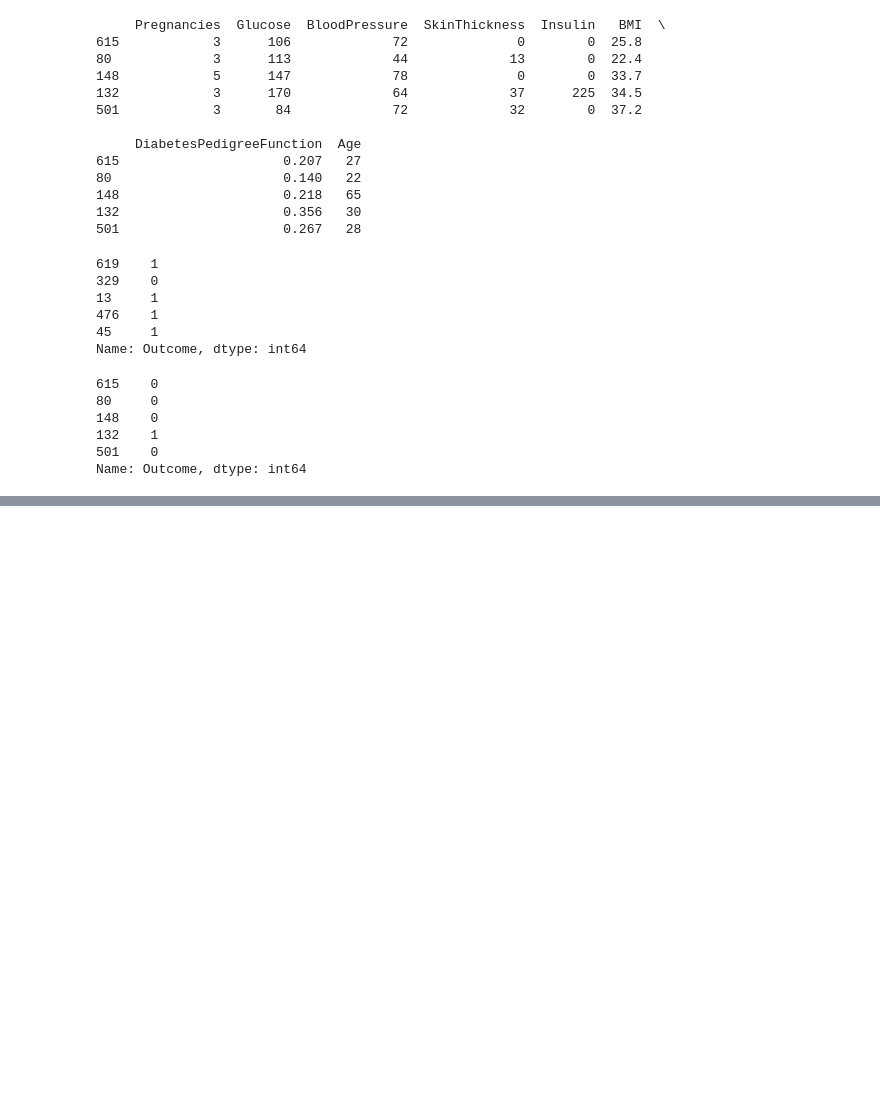
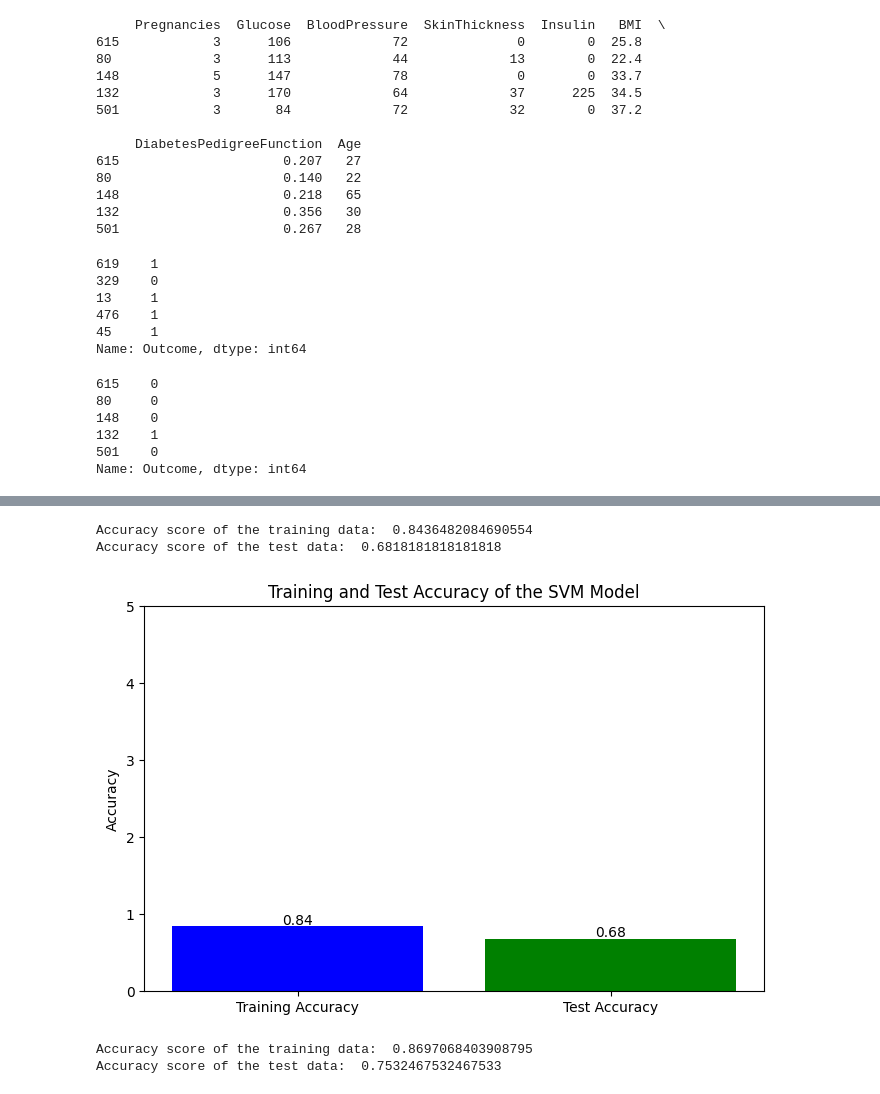
Before and after one commit to NithinU2802/Diabetes_parkinson-Disease-Prediction, a Jupyter notebook: Dataset/Diabeties.ipynb, the cells around one changed output, grey strips where cells are left out. Cells and saved outputs as stored; diff of their text form; code cells hidden in the pictures; blank space fills up the shorter version.

```diff
--- a/Dataset/Diabeties.ipynb
+++ b/Dataset/Diabeties.ipynb
@@ -199,0 +320,60 @@ Name: Outcome, dtype: int64
+# %%
+# You can adjust the value of k
+knn_classifier = KNeighborsClassifier(n_neighbors=3)
+
+# Training the KNN Classifier
+knn_classifier.fit(train_X, train_Y)
+
+# Accuracy score on the training data
+X_train_prediction = knn_classifier.predict(train_X)
+training_data_accuracy = accuracy_score(X_train_prediction, train_Y)
+print('Accuracy score of the training data: ', training_data_accuracy)
+
+# Accuracy score on the test data
+X_test_prediction = knn_classifier.predict(test_X)
+test_data_accuracy = accuracy_score(X_test_prediction, test_Y)
+print('Accuracy score of the test data: ', test_data_accuracy)
+# %% [output]
+Accuracy score of the training data:  0.8436482084690554
+Accuracy score of the test data:  0.6818181818181818
+# %%
+# Data for plotting
+accuracy_data = {
+    'Training Accuracy': training_data_accuracy,
+    'Test Accuracy': test_data_accuracy
+}
+
+# Plotting the bar graph
+plt.figure(figsize=(8, 5))
+plt.bar(accuracy_data.keys(), accuracy_data.values(), color=['blue', 'green'])
+plt.ylabel('Accuracy')
+plt.title('Training and Test Accuracy of the SVM Model')
+plt.ylim(0, 5)  # Set y-axis limit to range [0, 5]
+
+# Display the bar values on top of the bars
+for key, value in accuracy_data.items():
+    plt.text(key, value + 0.02, f'{value:.2f}', ha='center')
+
+plt.show()
+# %% [output]
+[figure, added]
+# %%
+from sklearn.ensemble import GradientBoostingClassifier
+
+classifier = GradientBoostingClassifier(n_estimators=100, learning_rate=1.0, max_depth=1, random_state=2)
+
+# Training the Gradient Boosting Classifier
+classifier.fit(train_X, train_Y)
+
+# Accuracy score on the training data
+X_train_prediction = classifier.predict(train_X)
+training_data_accuracy = accuracy_score(X_train_prediction, train_Y)
+print('Accuracy score of the training data: ', training_data_accuracy)
+
+# Accuracy score on the test data
+X_test_prediction = classifier.predict(test_X)
+test_data_accuracy = accuracy_score(X_test_prediction, test_Y)
+print('Accuracy score of the test data: ', test_data_accuracy)
+# %% [output]
+Accuracy score of the training data:  0.8697068403908795
+Accuracy score of the test data:  0.7532467532467533
```
Also changed, not shown: parts of 7 cells of this notebook.
